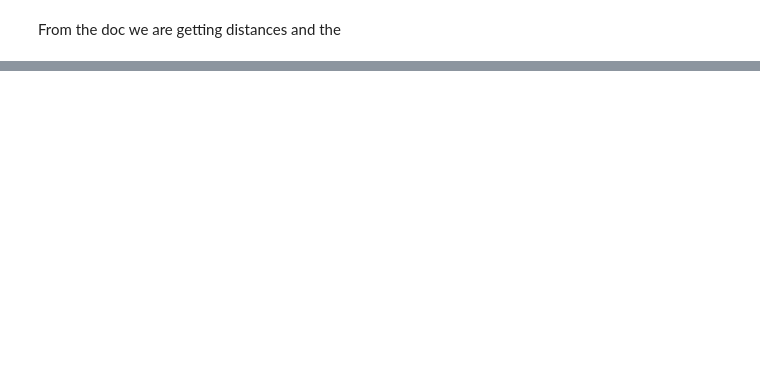
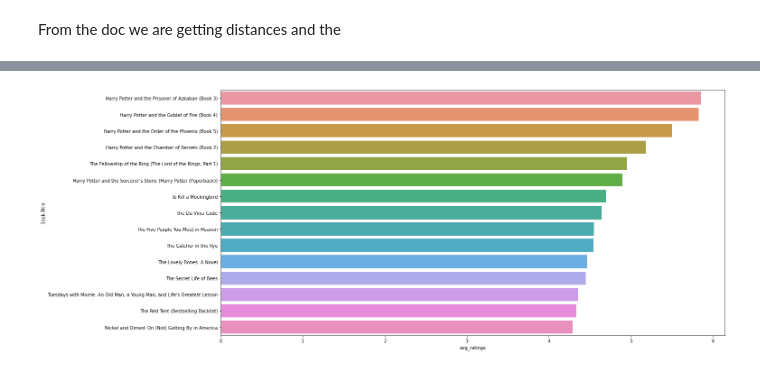
Before and after one commit to backsunyoung/again, a Jupyter notebook: book-recommendation-with-matrix-factorizati-5a48da.ipynb, the cells around one changed output, grey strips where cells are left out. Drawn from its saved outputs; the diff is of its cells as text; code cells hidden in the pictures; blank space fills up the shorter version.

```diff
--- a/book-recommendation-with-matrix-factorizati-5a48da.ipynb
+++ b/book-recommendation-with-matrix-factorizati-5a48da.ipynb
@@ -292,0 +237,3 @@ NameError: name 'df_with_avg_ratings' is not defined
+# %%
+DfAvgRatings=df.groupby(['Book-Title']).mean().reset_index()[['Book-Title','Book-Rating']].rename(columns={'Book-Rating':'avg_ratings'})
+DfAvgRatings.head(30)
@@ -293,3 +258,3 @@ NameError: name 'df_with_avg_ratings' is not defined
 # %%
-books_sorted=df_with_num_ratings.merge(df_with_avg_ratings,on='Book-Title').sort_values(by=['Num_of_ratings'],ascending=False)
-books_sorted.head()
+SortBook=DfNumOfRatings.merge(DfAvgRatings,on='Book-Title').sort_values(by=['Num_of_ratings'],ascending=False)
+SortBook.head(20)
@@ -295,0 +279,3 @@ books_sorted.head()
+# %%
+PopularBook=SortBook[SortBook['Num_of_ratings']>300].sort_values(by=['avg_ratings'],ascending=False).head(100)
+PopularBook.head(20)
@@ -296,3 +300,3 @@ books_sorted.head()
 # %%
-popular_books=books_sorted[books_sorted['Num_of_ratings']>300].sort_values(by=['avg_ratings'],ascending=False).head(10)
-popular_books=popular_books.merge(books,on='Book-Title').drop_duplicates('Book-Title')[['Book-Title','Book-Author','Publisher','Num_of_ratings','avg_ratings']]
+PopularBook=PopularBook.merge(books,on='Book-Title').drop_duplicates('Book-Title')[['Book-Title','Num_of_ratings','avg_ratings']]
+PopularBook.head(20)
@@ -299,5 +321,6 @@ popular_books=popular_books.merge(books,on='Book-Title').drop_duplicates('Book-T
 # %%
-
-plt.figure(figsize=(10,6))
-sns.barplot(x=popular_books['avg_ratings'].head(10),y=popular_books['Book-Title'].head(10));
+plt.figure(figsize=(20,10))
+sns.barplot(x=PopularBook['avg_ratings'].head(15),y=PopularBook['Book-Title'].head(15));
+# %% [output]
+[figure, added]
 # %%
```
Also changed, not shown: parts of 56 cells of this notebook.
